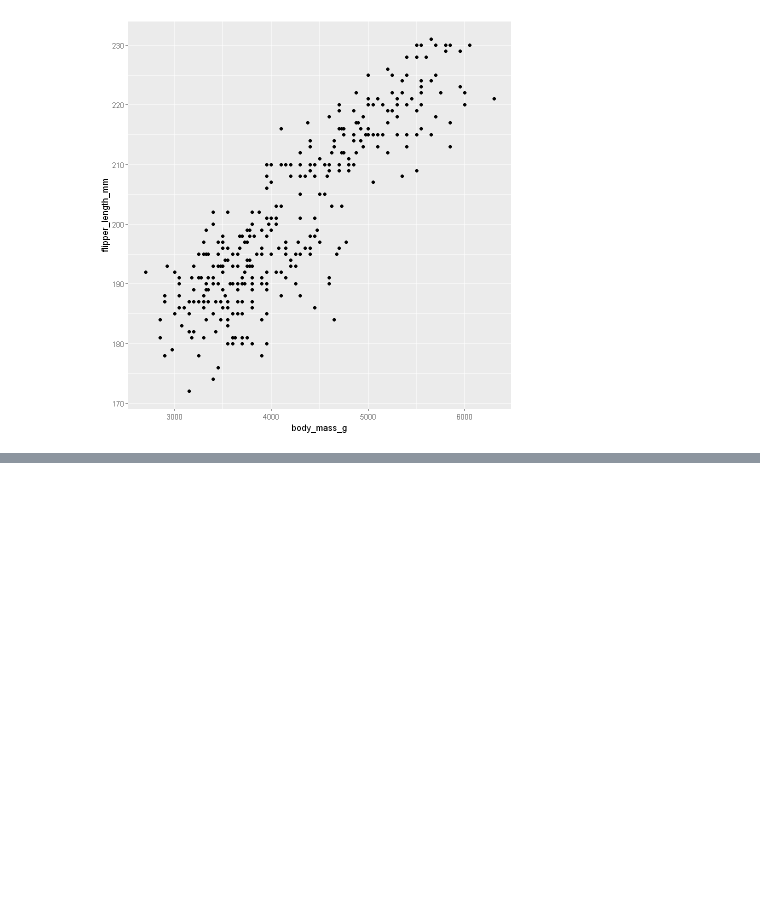
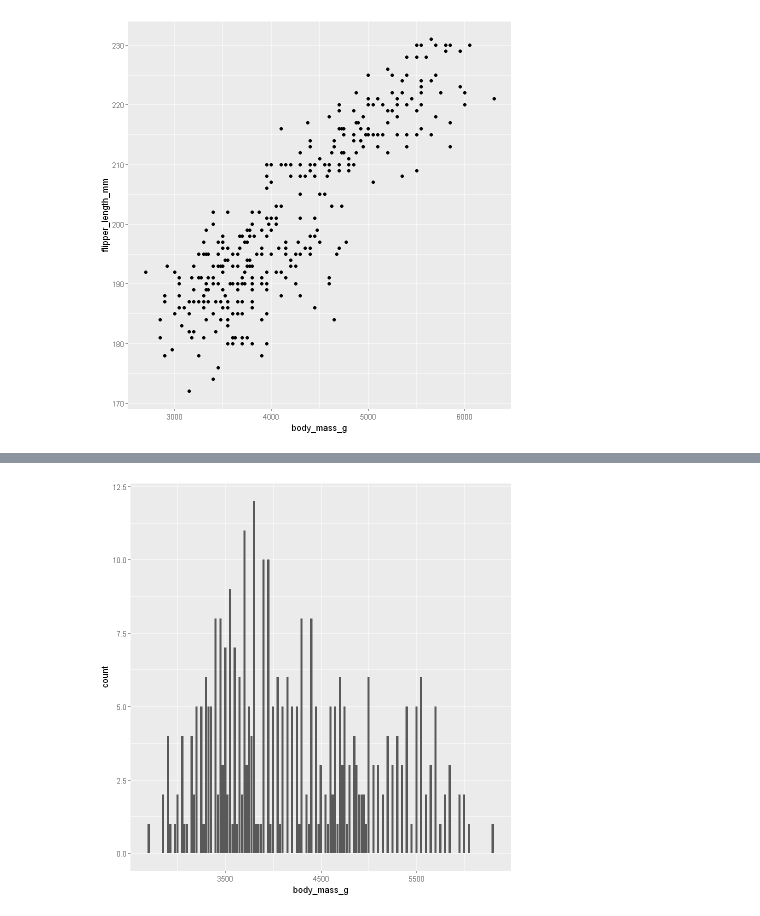
Before and after one commit to keithmmc/dataprojects, a Jupyter notebook: palmerR.ipynb, the cells around one changed output, grey strips where cells are left out. Drawn from its saved outputs; the diff is of its cells as text; code cells hidden in the pictures; blank space fills up the shorter version.

```diff
--- a/palmerR.ipynb
+++ b/palmerR.ipynb
@@ -172,0 +170,4 @@ Warning message:
+# %%
+ggplot(penguins, aes(x=body_mass_g))+
+geom_bar()
+# %% [output]
@@ -172,0 +176 @@ Warning message:
+[figure, added]
```
Also changed, not shown: parts of 15 cells of this notebook.
